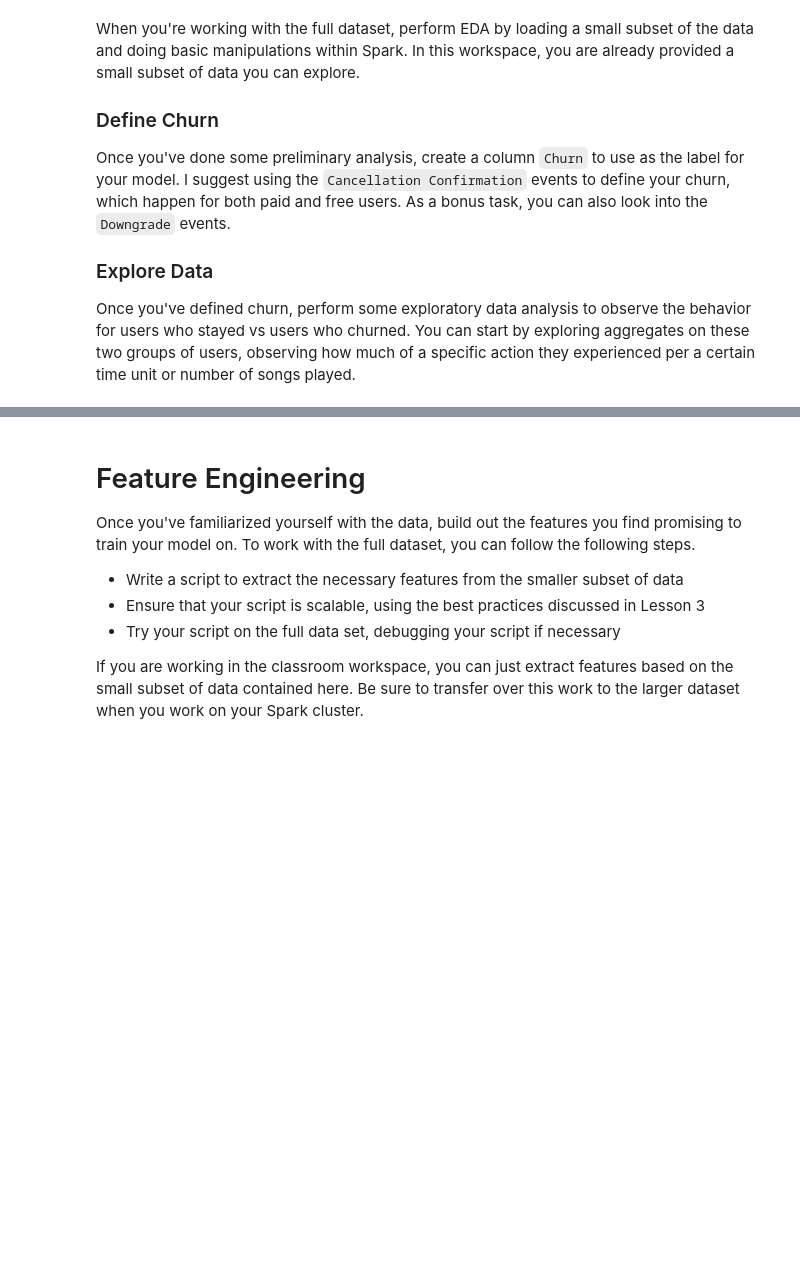
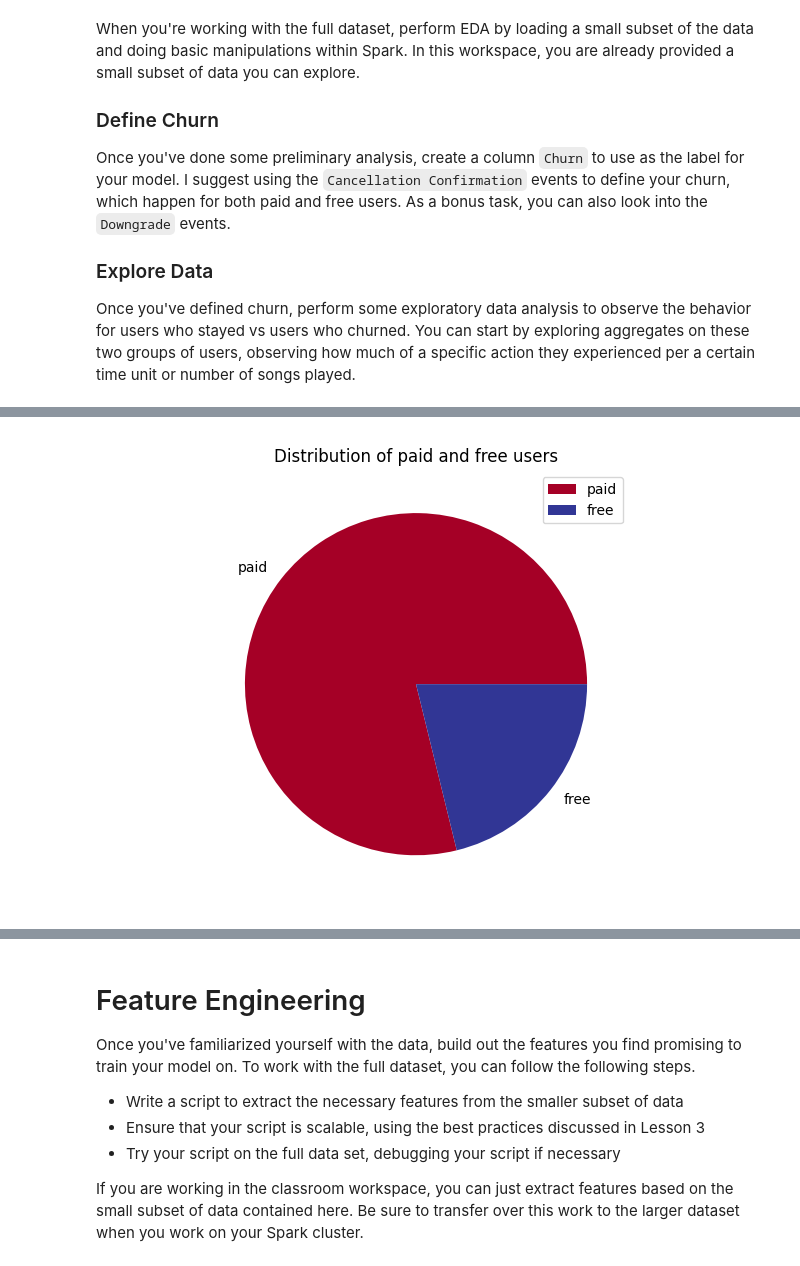
Before and after one commit to pwolter/sparkify, a Jupyter notebook: Sparkify.ipynb, the cells around one changed output, grey strips where cells are left out. Saved outputs shown, nothing was run; the diff lists cells and outputs as text; code cells hidden in the pictures; blank space fills up the shorter version.

```diff
--- a/Sparkify.ipynb
+++ b/Sparkify.ipynb
@@ -326,0 +217,11 @@ df_new.groupby('status').count().sort('count', ascending=[False])
+# %%
+# A pie chart makes sense here, most of our users are paid users
+labels = ['paid', 'free']
+plt.clf()
+df_new.groupby('level').count().sort('level', ascending=[False]) \
+.toPandas().plot.pie(y='count', labels=labels, cmap = 'RdYlBu');
+plt.ylabel("")
+plt.title("Distribution of paid and free users")
+plt.tight_layout()
+%matplot plt
+# %% [output]
@@ -326,0 +229 @@ df_new.groupby('status').count().sort('count', ascending=[False])
+[figure, added]
```
Also changed, not shown: parts of 183 cells of this notebook, 7 other files.
